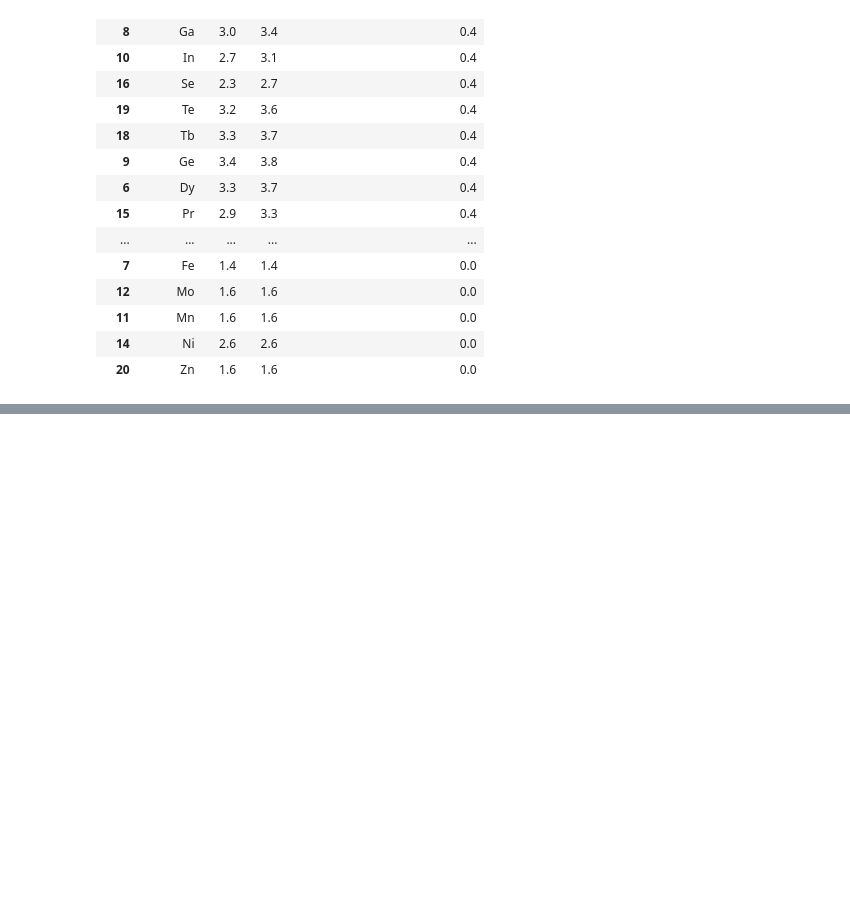
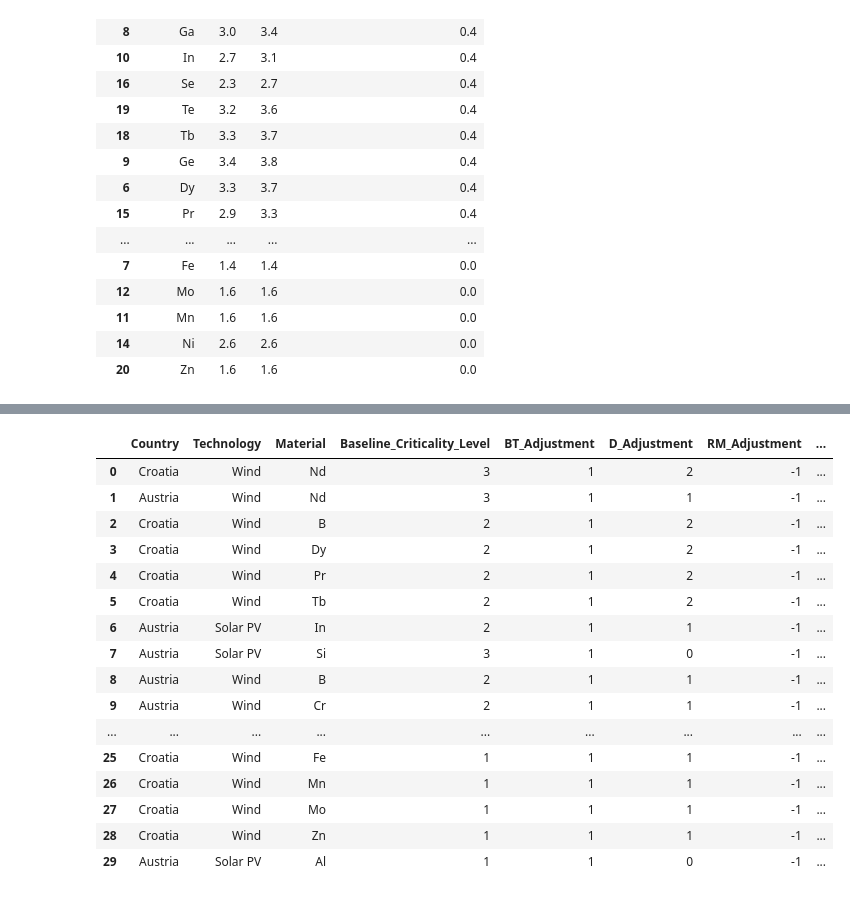
Before and after one commit to Trickwillfrit/MFA, a Jupyter notebook: notebooks/ENV501_Austria_Croatia_MFA.ipynb, the cells around one changed output, grey strips where cells are left out. Drawn from its saved outputs; the diff is of its cells as text; code cells hidden in the pictures; blank space fills up the shorter version.

```diff
--- a/notebooks/ENV501_Austria_Croatia_MFA.ipynb
+++ b/notebooks/ENV501_Austria_Croatia_MFA.ipynb
@@ -10249,0 +11092,56 @@ display(
+# %%
+highest_criticality_2050 = (
+    integrated_criticality[
+        integrated_criticality[
+            "Year"
+        ] == 2050
+    ][
+        [
+            "Country",
+            "Technology",
+            "Material",
+            "Baseline_Criticality_Level",
+            "BT_Adjustment",
+            "D_Adjustment",
+            "RM_Adjustment",
+            "Integrated_Criticality_Score"
+        ]
+    ]
+    .sort_values(
+        [
+            "Integrated_Criticality_Score",
+            "Country",
+            "Technology",
+            "Material"
+        ],
+        ascending=[
+            False,
+            True,
+            True,
+            True
+        ]
+    )
+    .reset_index(drop=True)
+)
+
+display(
+    highest_criticality_2050.head(30)
+)
+# %% [output]
+|  | Country | Technology | Material | Baseline_Criticality_Level | BT_Adjustment | D_Adjustment | RM_Adjustment | ... |
+| 0 | Croatia | Wind | Nd | 3 | 1 | 2 | -1 | ... |
+| 1 | Austria | Wind | Nd | 3 | 1 | 1 | -1 | ... |
+| 2 | Croatia | Wind | B | 2 | 1 | 2 | -1 | ... |
+| 3 | Croatia | Wind | Dy | 2 | 1 | 2 | -1 | ... |
+| 4 | Croatia | Wind | Pr | 2 | 1 | 2 | -1 | ... |
+| 5 | Croatia | Wind | Tb | 2 | 1 | 2 | -1 | ... |
+| 6 | Austria | Solar PV | In | 2 | 1 | 1 | -1 | ... |
+| 7 | Austria | Solar PV | Si | 3 | 1 | 0 | -1 | ... |
+| 8 | Austria | Wind | B | 2 | 1 | 1 | -1 | ... |
+| 9 | Austria | Wind | Cr | 2 | 1 | 1 | -1 | ... |
+| ... | ... | ... | ... | ... | ... | ... | ... | ... |
+| 25 | Croatia | Wind | Fe | 1 | 1 | 1 | -1 | ... |
+| 26 | Croatia | Wind | Mn | 1 | 1 | 1 | -1 | ... |
+| 27 | Croatia | Wind | Mo | 1 | 1 | 1 | -1 | ... |
+| 28 | Croatia | Wind | Zn | 1 | 1 | 1 | -1 | ... |
+| 29 | Austria | Solar PV | Al | 1 | 1 | 0 | -1 | ... |
```
Also changed, not shown: parts of 29 cells of this notebook.
